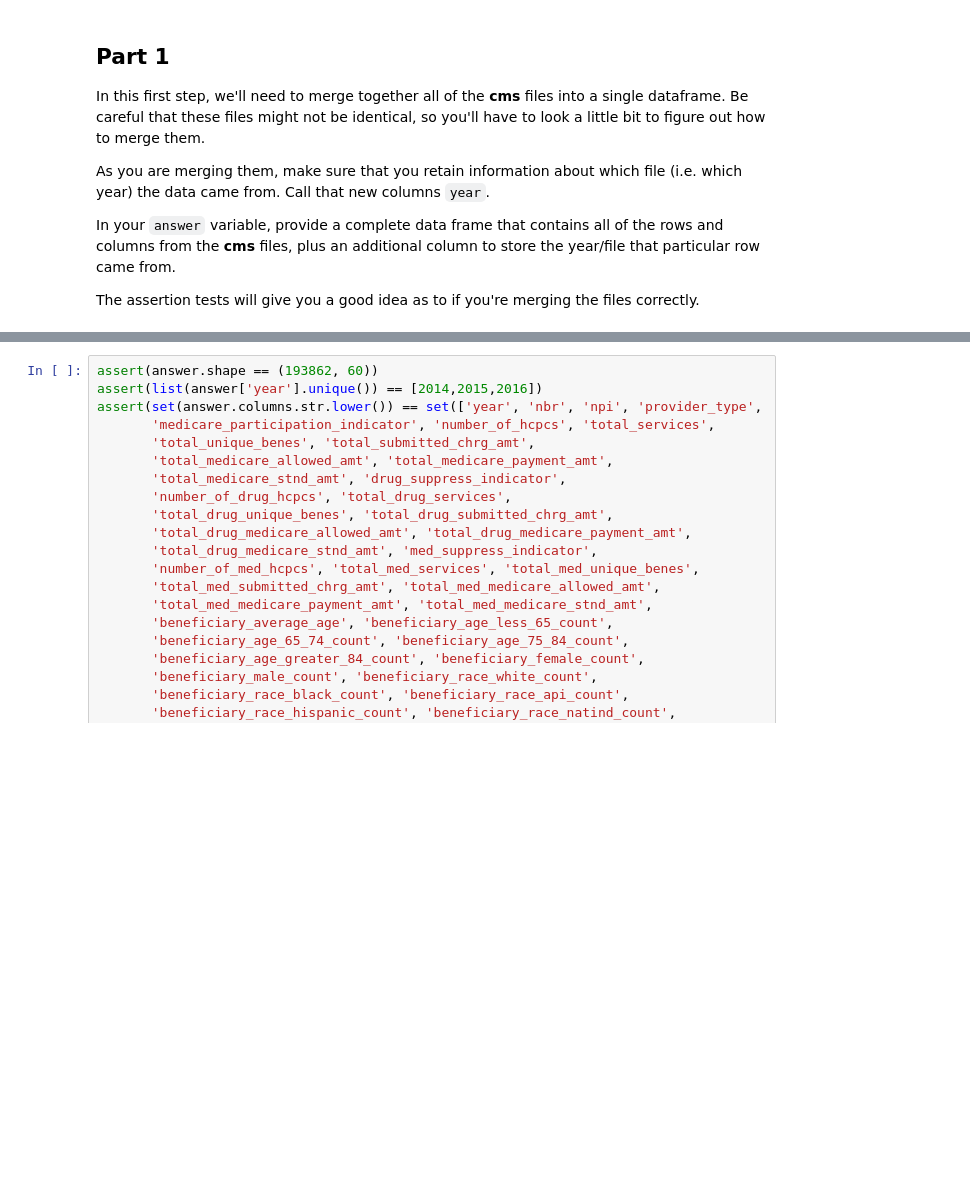
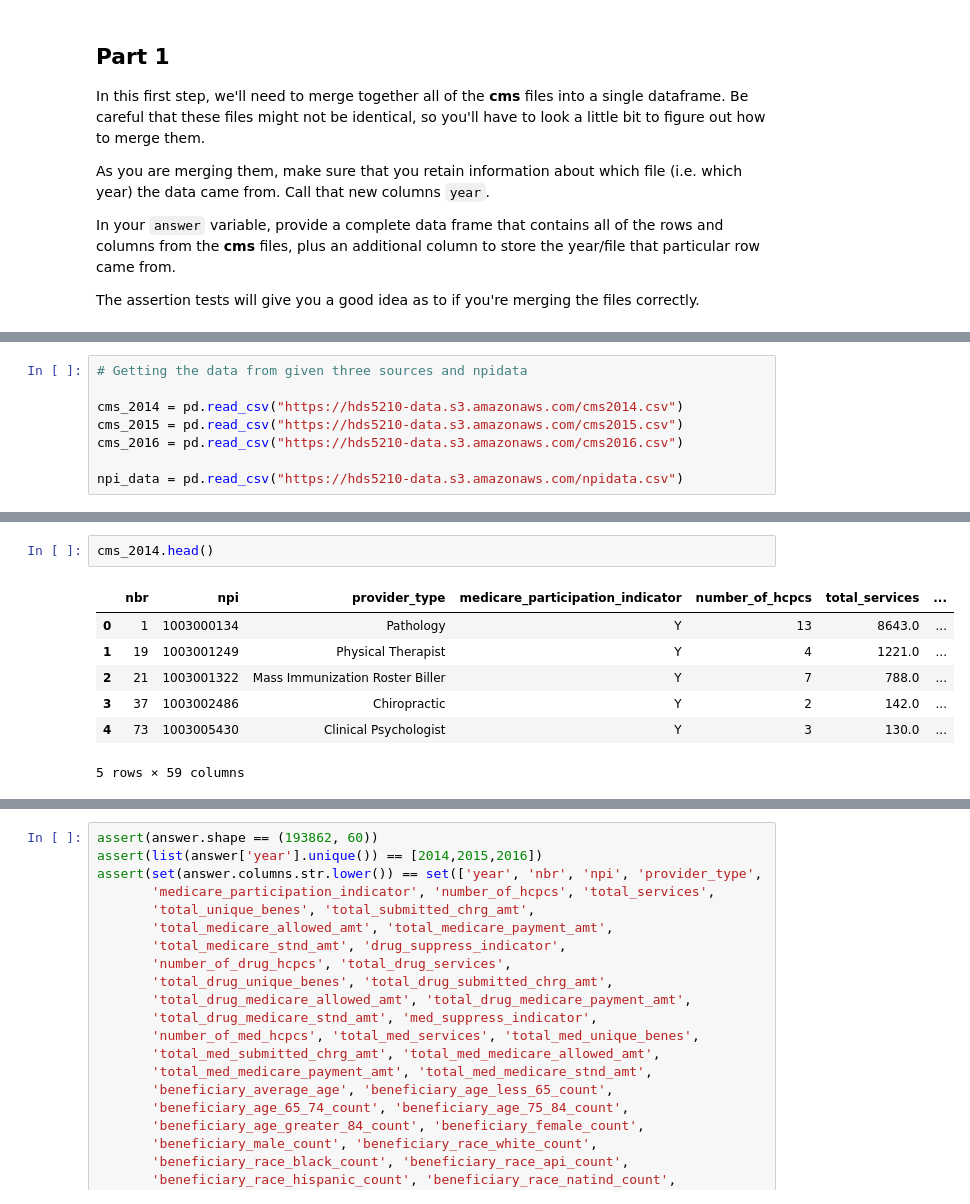
Before and after one commit to mrunal028/hds5210-2023, a Jupyter notebook: week14/week14_assignment_2.ipynb, the cells around one changed output, grey strips where cells are left out. Cells and saved outputs as stored; diff of their text form; blank space fills up the shorter version.

```diff
--- a/week14/week14_assignment_2.ipynb
+++ b/week14/week14_assignment_2.ipynb
@@ -41,0 +38,8 @@ answer = None
+# %%
+# Getting the data from given three sources and npidata
+
+cms_2014 = pd.read_csv("https://hds5210-data.s3.amazonaws.com/cms2014.csv")
+cms_2015 = pd.read_csv("https://hds5210-data.s3.amazonaws.com/cms2015.csv")
+cms_2016 = pd.read_csv("https://hds5210-data.s3.amazonaws.com/cms2016.csv")
+
+npi_data = pd.read_csv("https://hds5210-data.s3.amazonaws.com/npidata.csv")
@@ -41,0 +62,10 @@ answer = None
+# %%
+cms_2014.head()
+# %% [output]
+|  | nbr | npi | provider_type | medicare_participation_indicator | number_of_hcpcs | total_services | ... |
+| 0 | 1 | 1003000134 | Pathology | Y | 13 | 8643.0 | ... |
+| 1 | 19 | 1003001249 | Physical Therapist | Y | 4 | 1221.0 | ... |
+| 2 | 21 | 1003001322 | Mass Immunization Roster Biller | Y | 7 | 788.0 | ... |
+| 3 | 37 | 1003002486 | Chiropractic | Y | 2 | 142.0 | ... |
+| 4 | 73 | 1003005430 | Clinical Psychologist | Y | 3 | 130.0 | ... |
+5 rows × 59 columns
```
Also changed, not shown: parts of 20 cells of this notebook.
